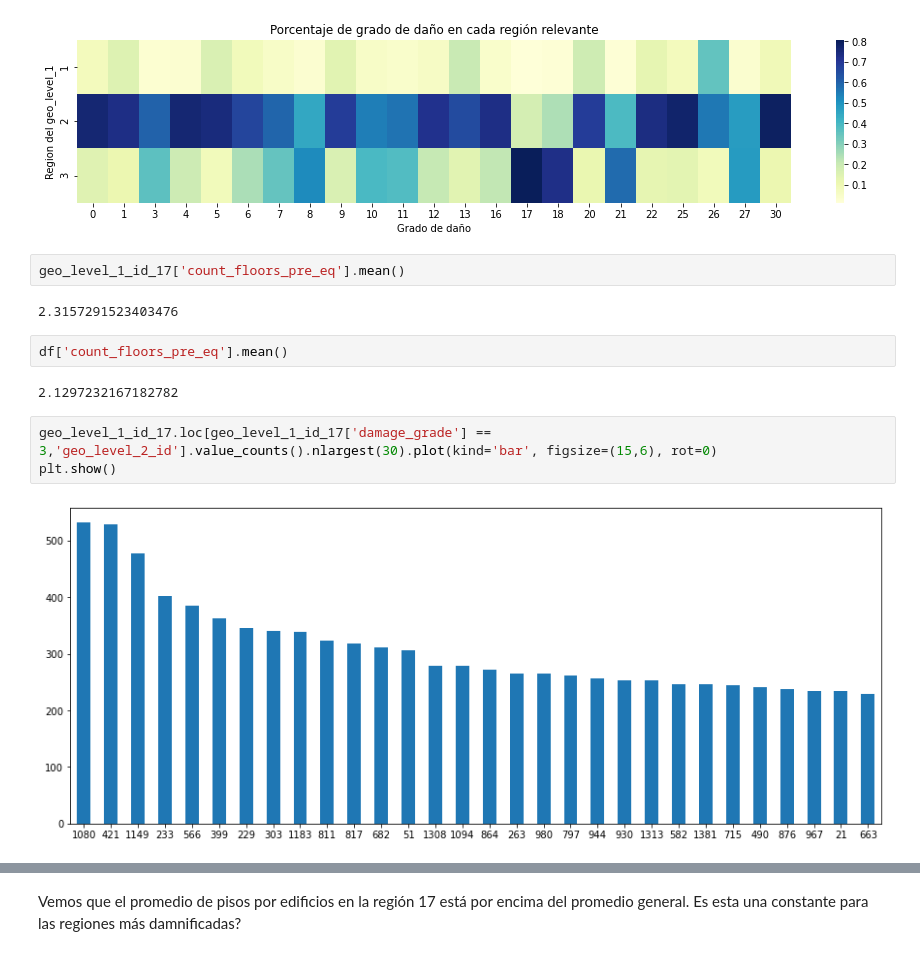
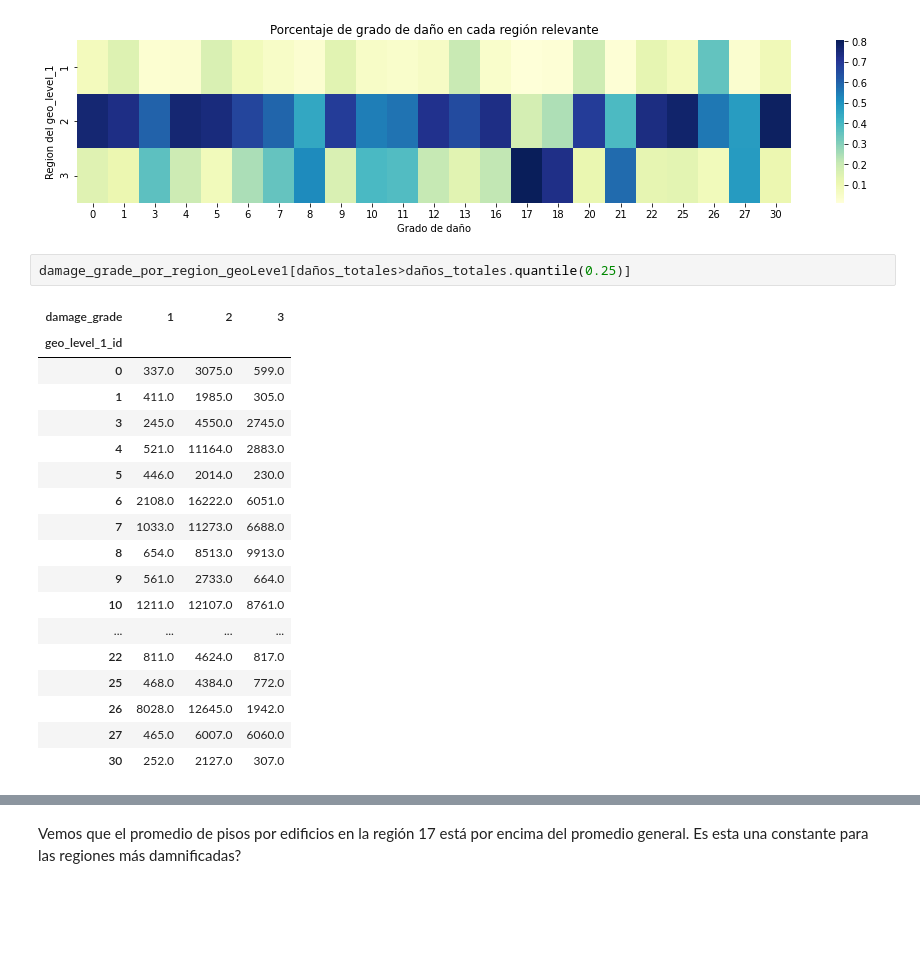
Before and after one commit to franvinas/7506-tp1, a Jupyter notebook: tp1.ipynb, the cells around one changed output, grey strips where cells are left out. Cells and saved outputs as stored; diff of their text form; blank space fills up the shorter version.

```diff
--- a/tp1.ipynb
+++ b/tp1.ipynb
@@ -477,16 +477,24 @@ plt.xlabel('Grado de daño')
 plt.show()
 # %% [output]
 [figure]
-# %%
-geo_level_1_id_17['count_floors_pre_eq'].mean()
-# %% [output]
-2.3157291523403476
-# %%
-df['count_floors_pre_eq'].mean()
-# %% [output]
-2.1297232167182782
-# %%
-geo_level_1_id_17.loc[geo_level_1_id_17['damage_grade'] == 3,'geo_level_2_id'].value_counts().nlargest(30).plot(kind='bar', figsize=(15,6), rot=0)
-plt.show()
-# %% [output]
-[figure, removed]
+# %%
+damage_grade_por_region_geoLeve1[daños_totales>daños_totales.quantile(0.25)]
+# %% [output]
+| damage_grade | 1 | 2 | 3 |
+| geo_level_1_id |  |  |  |
+| 0 | 337.0 | 3075.0 | 599.0 |
+| 1 | 411.0 | 1985.0 | 305.0 |
+| 3 | 245.0 | 4550.0 | 2745.0 |
+| 4 | 521.0 | 11164.0 | 2883.0 |
+| 5 | 446.0 | 2014.0 | 230.0 |
+| 6 | 2108.0 | 16222.0 | 6051.0 |
+| 7 | 1033.0 | 11273.0 | 6688.0 |
+| 8 | 654.0 | 8513.0 | 9913.0 |
+| 9 | 561.0 | 2733.0 | 664.0 |
+| 10 | 1211.0 | 12107.0 | 8761.0 |
+| ... | ... | ... | ... |
+| 22 | 811.0 | 4624.0 | 817.0 |
+| 25 | 468.0 | 4384.0 | 772.0 |
+| 26 | 8028.0 | 12645.0 | 1942.0 |
+| 27 | 465.0 | 6007.0 | 6060.0 |
+| 30 | 252.0 | 2127.0 | 307.0 |
```
Also changed, not shown: parts of 19 cells of this notebook.
